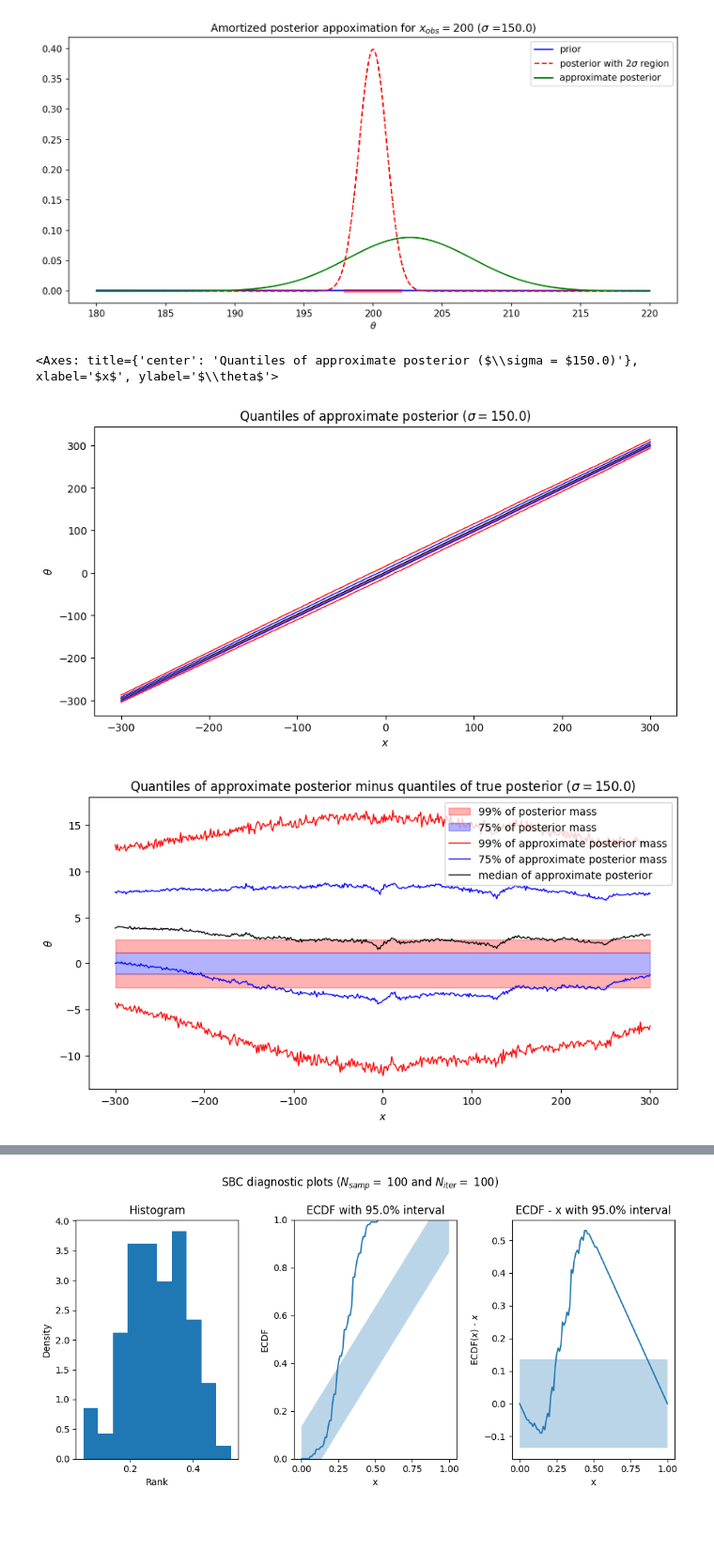
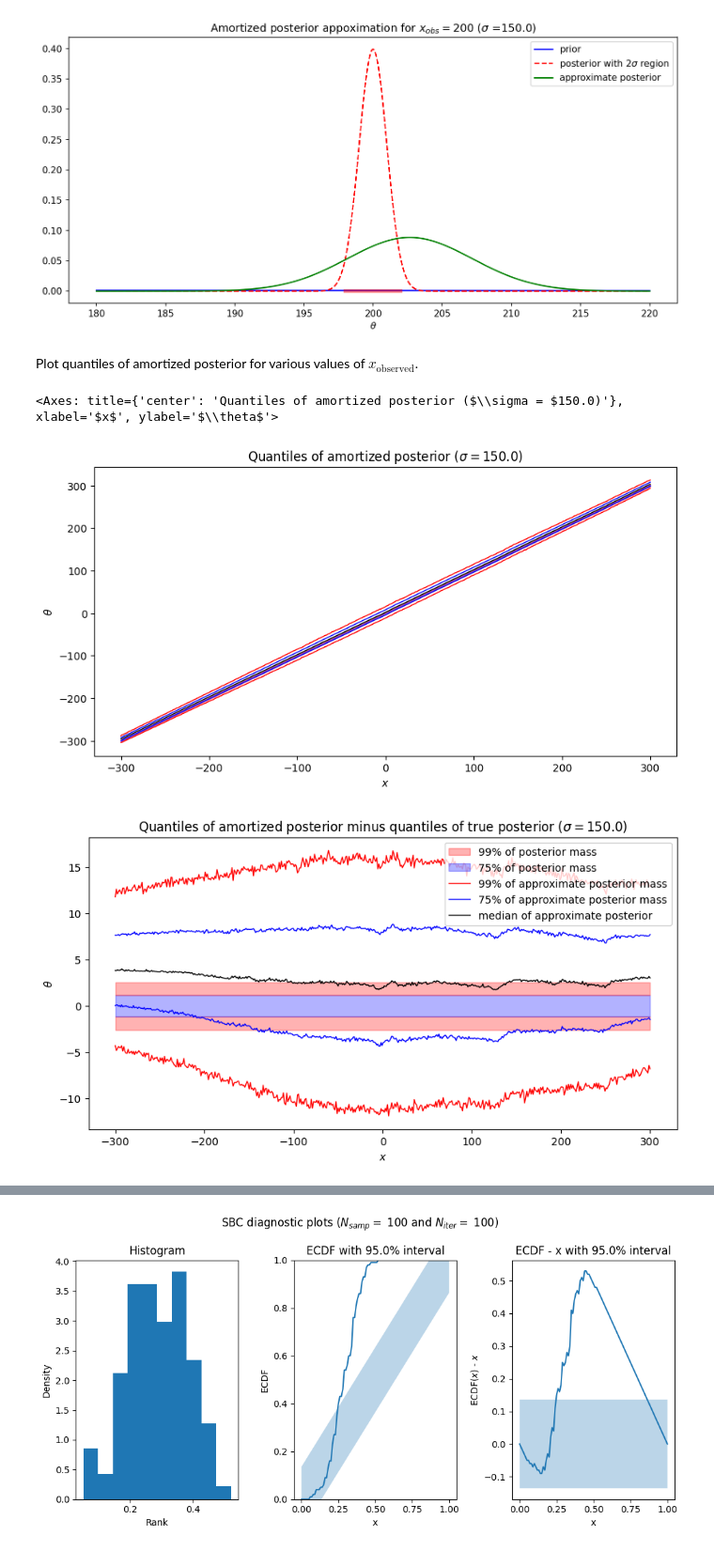
Before and after one commit to kaisamaroo/SBC-SBI, a Jupyter notebook: notebooks/toy_examples/norm_norm_diffuse_1d/npe_a.ipynb, the cells around one changed output, grey strips where cells are left out. Shown at 94% size. Drawn from its saved outputs; the diff is of its cells as text; code cells hidden in the pictures; blank space fills up the shorter version.

```diff
--- a/notebooks/toy_examples/norm_norm_diffuse_1d/npe_a.ipynb
+++ b/notebooks/toy_examples/norm_norm_diffuse_1d/npe_a.ipynb
@@ -65,17 +55,19 @@ title = r"Amortized posterior appoximation for $x_{obs} = $" +f"{x_observed} " +
 plot_approximate_posterior(approximate_posterior_amortized, prior_pdf, posterior_pdf, theta_range, x_observed, sigma, title=title)
 # %% [output]
 [figure]
+# %% [markdown]
+Plot quantiles of amortized posterior for various values of $x_\text{observed}$.
 # %%
 x_range = np.linspace(-300,300,500)
 quantiles = approximate_posterior_quantiles_against_x(amortized_posterior, x_range)
-title = "Quantiles of approximate posterior" + r" ($\sigma = $" + f"{sigma})"
+title = "Quantiles of amortized posterior" + r" ($\sigma = $" + f"{sigma})"
 plot_approximate_posterior_quantiles_against_x(x_range, quantiles, sigma, title=title)
 # %% [output]
-<Axes: title={'center': 'Quantiles of approximate posterior ($\\sigma = $150.0)'}, xlabel='$x$', ylabel='$\\theta$'>
+<Axes: title={'center': 'Quantiles of amortized posterior ($\\sigma = $150.0)'}, xlabel='$x$', ylabel='$\\theta$'>
-[figure, old version]
+[figure, new version]
 # %%
-title = "Quantiles of approximate posterior minus quantiles of true posterior" + r" ($\sigma = $" + f"{sigma})"
+title = "Quantiles of amortized posterior minus quantiles of true posterior" + r" ($\sigma = $" + f"{sigma})"
 plot_approximate_posterior_quantiles_diff_against_x(x_range, quantiles, sigma, title=title)
 # %% [output]
-[figure, old version]
+[figure, new version]
 # %% [markdown]
```
Also changed, not shown: parts of 26 cells of this notebook, 34 other files.
